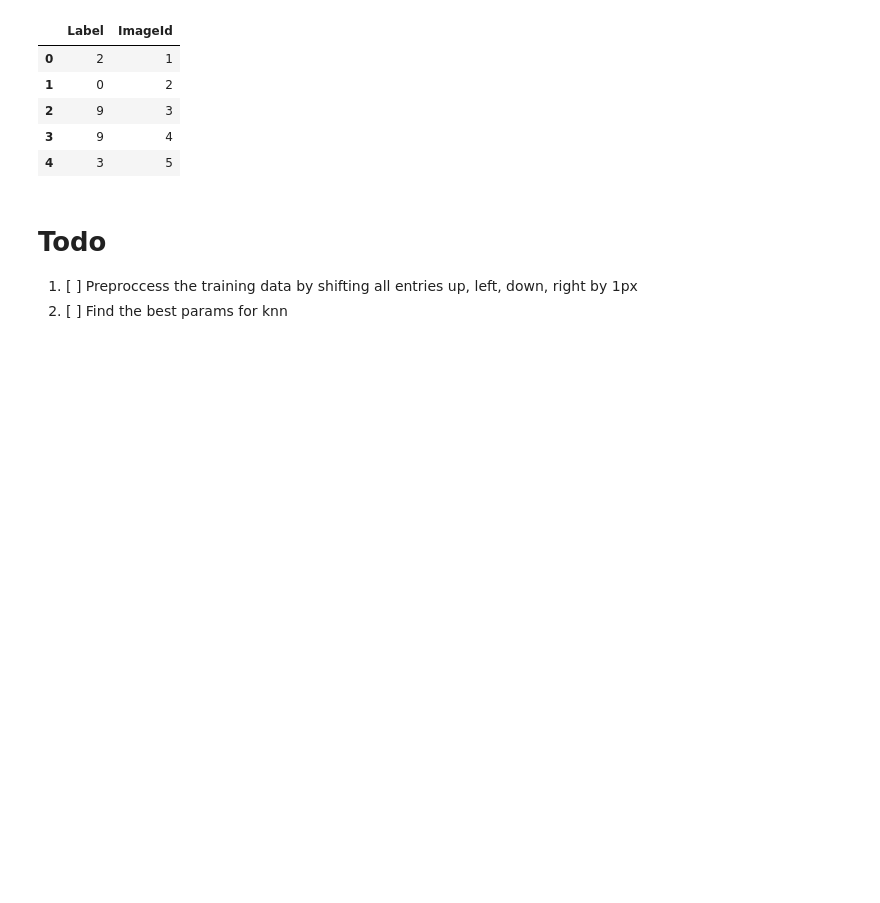
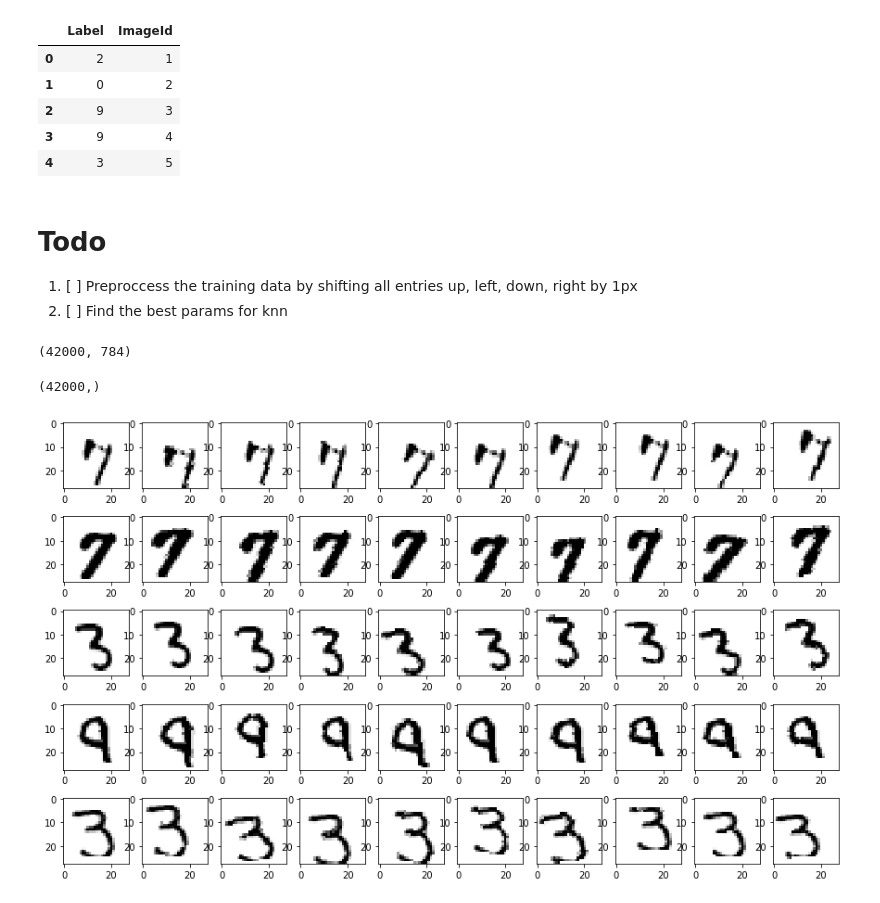
Before and after one commit to andyashall/mnist, a Jupyter notebook: MNIST.ipynb, the cells around one changed output. Drawn from its saved outputs; the diff is of its cells as text; code cells hidden in the pictures; blank space fills up the shorter version.

```diff
--- a/MNIST.ipynb
+++ b/MNIST.ipynb
@@ -170,3 +171,57 @@ sub.to_csv('./data/sub.csv', index=False)
 
 1. [ ] Preproccess the training data by shifting all entries up, left, down, right by 1px
 2. [ ] Find the best params for knn
+# %%
+x_mat = np.asmatrix(x)
+
+y_arr = np.array(y)
+
+x_mat.shape
+# %% [output]
+(42000, 784)
+# %%
+x_mat = train.iloc[:,1:].values.reshape(-1,28,28,1)
+
+x_mat.shape
+
+y_arr.shape
+# %% [output]
+(42000,)
+# %%
+import keras.preprocessing.image
+
+## augment data
+
+# generate new images via rotations, translations, zoom using keras
+def generate_images(imgs):
+
+    # rotations, translations, zoom
+    image_generator = keras.preprocessing.image.ImageDataGenerator(
+        rotation_range = 10, width_shift_range = 0.1 , height_shift_range = 0.1,
+        zoom_range = 0.1)
+
+    # get transformed images
+    imgs = image_generator.flow(imgs.copy(), np.zeros(len(imgs)),
+                                batch_size=len(imgs), shuffle = False).next()
+
+    return imgs[0]
+
+# global variables to store augmented data
+x_train_aug = 0
+y_train_aug = 0
+# %%
+fig,axs = plt.subplots(5,10, figsize=(15,9))
+for i in range(5):
+    n = np.random.randint(0,x_mat.shape[0]-2)
+    axs[i,0].imshow(x_mat[n:n+1].reshape(28,28),cmap=cm.binary)
+    axs[i,1].imshow(generate_images(x_mat[n:n+1]).reshape(28,28), cmap=cm.binary)
+    axs[i,2].imshow(generate_images(x_mat[n:n+1]).reshape(28,28), cmap=cm.binary)
+    axs[i,3].imshow(generate_images(x_mat[n:n+1]).reshape(28,28), cmap=cm.binary)
+    axs[i,4].imshow(generate_images(x_mat[n:n+1]).reshape(28,28), cmap=cm.binary)
+    axs[i,5].imshow(generate_images(x_mat[n:n+1]).reshape(28,28), cmap=cm.binary)
+    axs[i,6].imshow(generate_images(x_mat[n:n+1]).reshape(28,28), cmap=cm.binary)
+    axs[i,7].imshow(generate_images(x_mat[n:n+1]).reshape(28,28), cmap=cm.binary)
+    axs[i,8].imshow(generate_images(x_mat[n:n+1]).reshape(28,28), cmap=cm.binary)
+    axs[i,9].imshow(generate_images(x_mat[n:n+1]).reshape(28,28), cmap=cm.binary)
+# %% [output]
+[figure, added]
```
Also changed, not shown: parts of 11 cells of this notebook.
